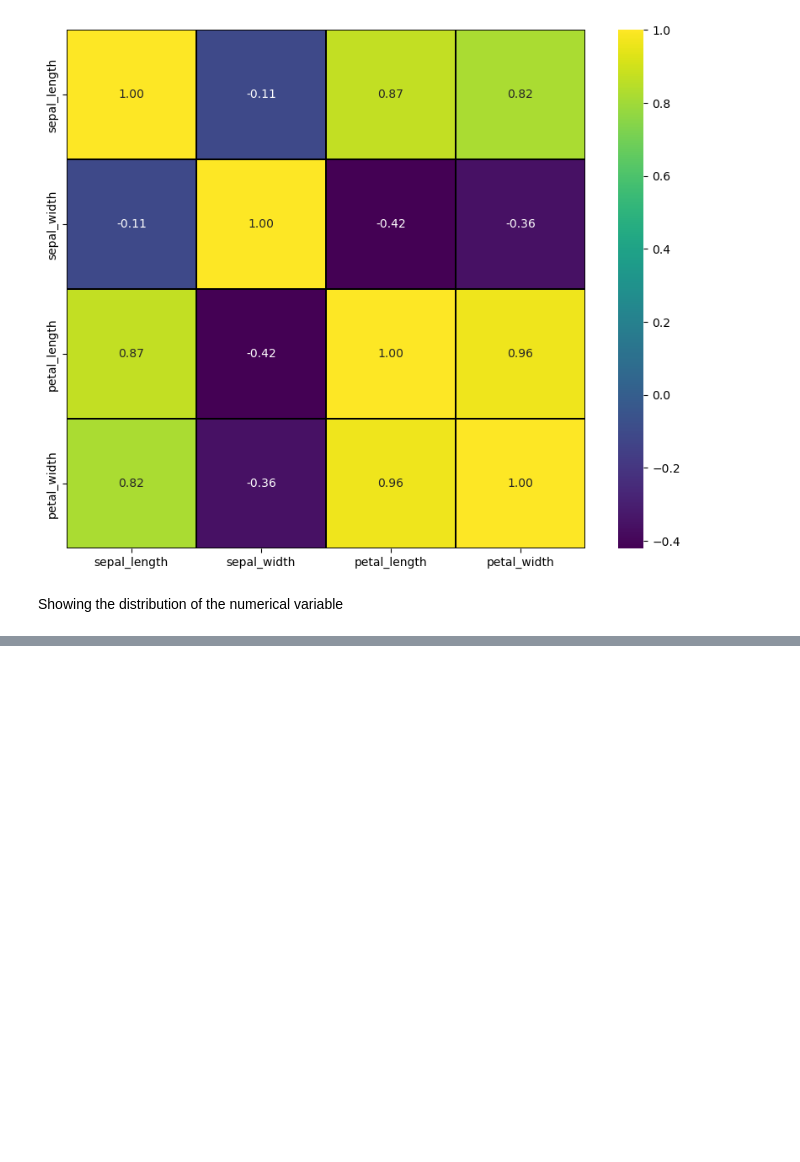
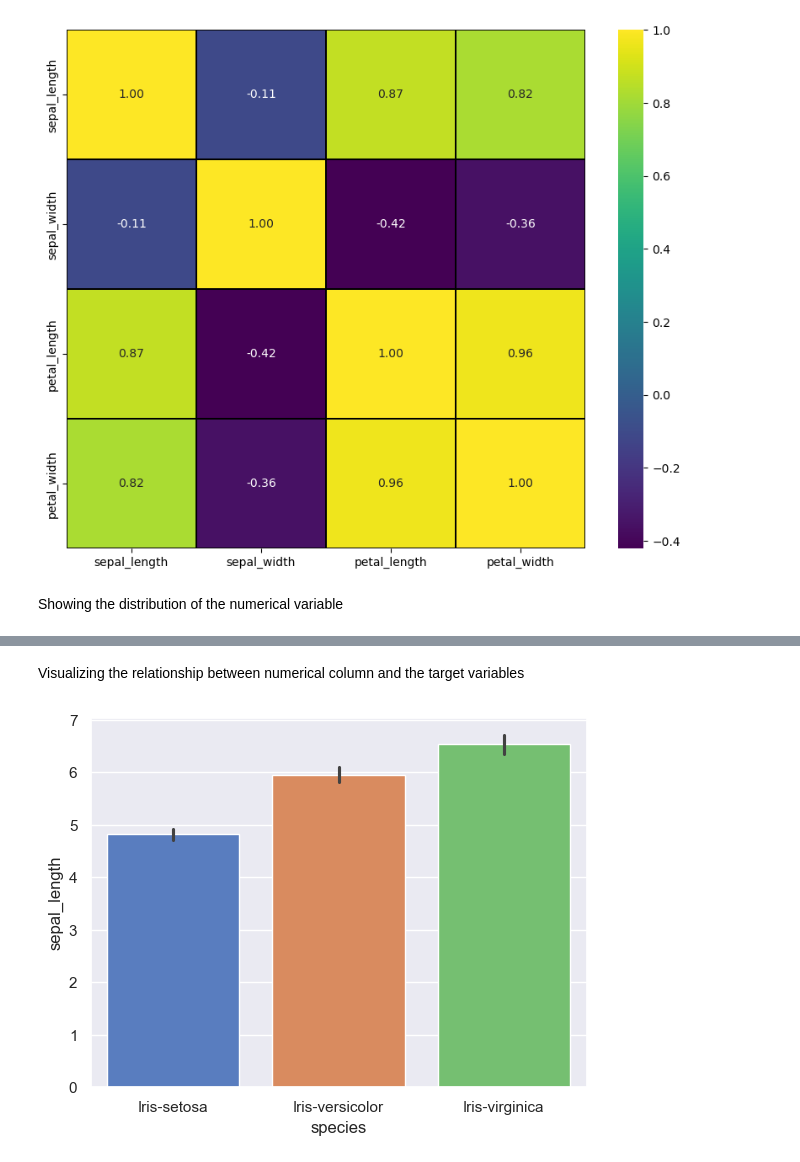
Before and after one commit to abufaheema/CODSOFT2, a Jupyter notebook: iris_flower_prediction.ipynb, the cells around one changed output, grey strips where cells are left out. Drawn from its saved outputs; the diff is of its cells as text; code cells hidden in the pictures; blank space fills up the shorter version.

```diff
--- a/iris_flower_prediction.ipynb
+++ b/iris_flower_prediction.ipynb
@@ -101,0 +177,7 @@ Showing the distribution of the numerical variable
+# %% [markdown]
+Visualizing the relationship between numerical column and the target variables
+# %%
+sns.barplot(data=iris, y='sepal_length',x='species',palette='muted')
+plt.show()
+# %% [output]
+[figure, added]
```
Also changed, not shown: parts of 8 cells of this notebook.
